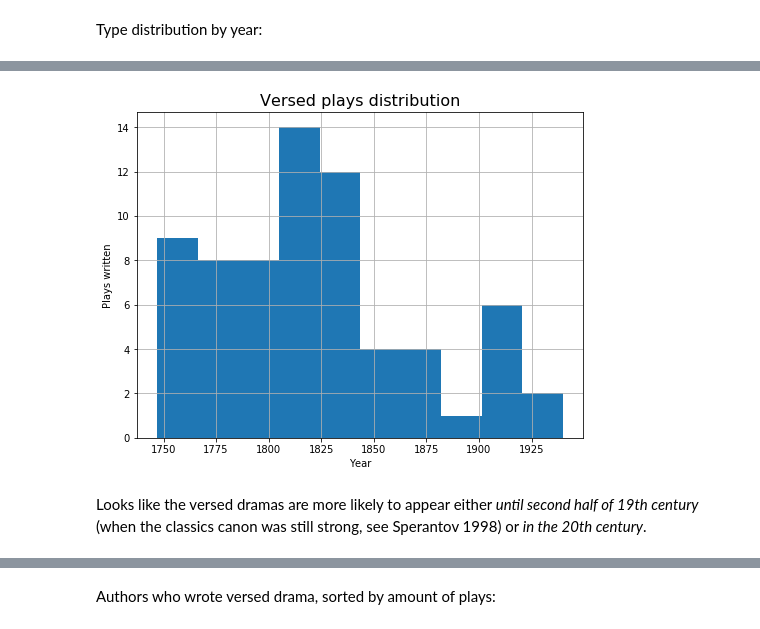
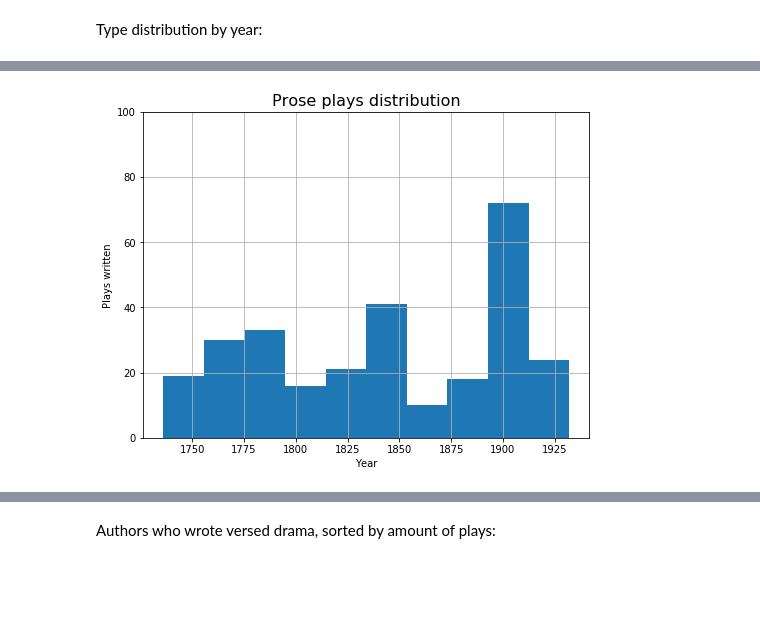
Before and after one commit to creaciond/trivia, a Jupyter notebook: verse-distribution.ipynb, the cells around one changed output, grey strips where cells are left out. Cells and saved outputs as stored; diff of their text form; code cells hidden in the pictures; blank space fills up the shorter version.

Commit message:
easy switch between corpora + docstrings

```diff
--- a/verse-distribution.ipynb
+++ b/verse-distribution.ipynb
@@ -19,7 +22,7 @@ tei_ns = {'tei': 'http://www.tei-c.org/ns/1.0'}
 Extracting all the plays from the DraCor API:
 # %%
 playnames = []
-request_link = "https://dracor.org/api/corpora/rus"
+request_link = "https://dracor.org/api/corpora/{}".format(CORPUS)
 response = requests.get(request_link)
 if response:
     all_plays = response.json()["dramas"]
@@ -97,8 +103,9 @@ for playname in playnames:
 # %%
-for i, playname in enumerate(playnames):
-    df_dict["name"].append(playname)
-    playtext = playtexts[i]
+for playname in playnames:
+    df_dict["name"] = playname
+    playtext = download_play_text(playname)
     p, l = calculate_p_l(playtext)
+    # verse or prose?
     df_dict["p"].append(p)
     df_dict["l"].append(l)
     if l > p:
@@ -106,27 +113,7 @@ for i, playname in enumerate(playnames):
     else:
         decision = False
     df_dict["verse"].append(decision)
-    playd = playdata[i]
-    df_dict["title"].append(playd[0])
-    df_dict["author"].append(playd[1])
-    df_dict["year"].append(playd[2])
+    title, author, year = get_play_metadata_from_api(playname)
+    df_dict["title"].append(title)
+    df_dict["author"].append(author)
+    df_dict["year"].append(year)
-# %%
-%%time
-df_dict = {
-    "name": [],
-    "author": [],
-    "title": [],
-    "year": [],
-    "p": [],
-    "l": [],
-    "verse":[]
-}
-for playname in playnames:
-    playtext = download_play_text(playname)
-    title, author, year = play_metadata_api(playname)
-
-    df_dict["title"].append(title)
-    df_dict["author"].append(author)
-    df_dict["year"].append(year)
-#     print("Play: {}, author: {}, year: {}, playname: {}\np={}, l={}, decision: {}".format(
-#         title, author, year, playname, p, l, decision))
@@ -158,10 +155,9 @@ Type distribution by year:
 # %%
 plt.figure(figsize=(8,6))
-df[df["verse"] == True]["year"].hist()
-plt.title("Versed plays distribution", fontsize=16)
-plt.xlabel("Year")
+df[df["verse"] == False]["year"].hist();
+plt.title("Prose plays distribution", fontsize=16);
+plt.xlabel("Year");
+plt.ylim(0, 100);
 plt.ylabel("Plays written");
 # %% [output]
-[figure, old version]
+[figure, new version]
-# %% [markdown]
-Looks like the versed dramas are more likely to appear either _until second half of 19th century_ (when the classics canon was still strong, see Sperantov 1998) or _in the 20th century_.
```
Also changed, not shown: parts of 14 cells of this notebook.
